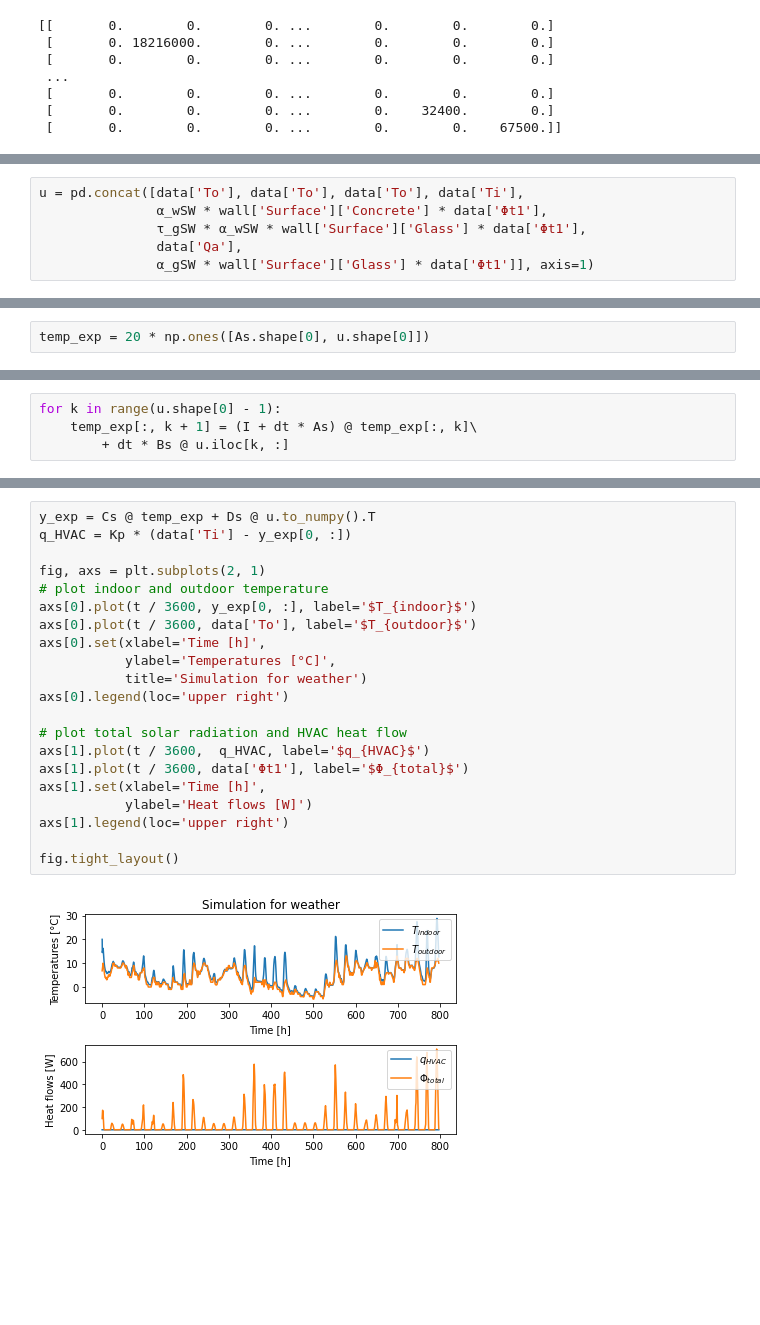
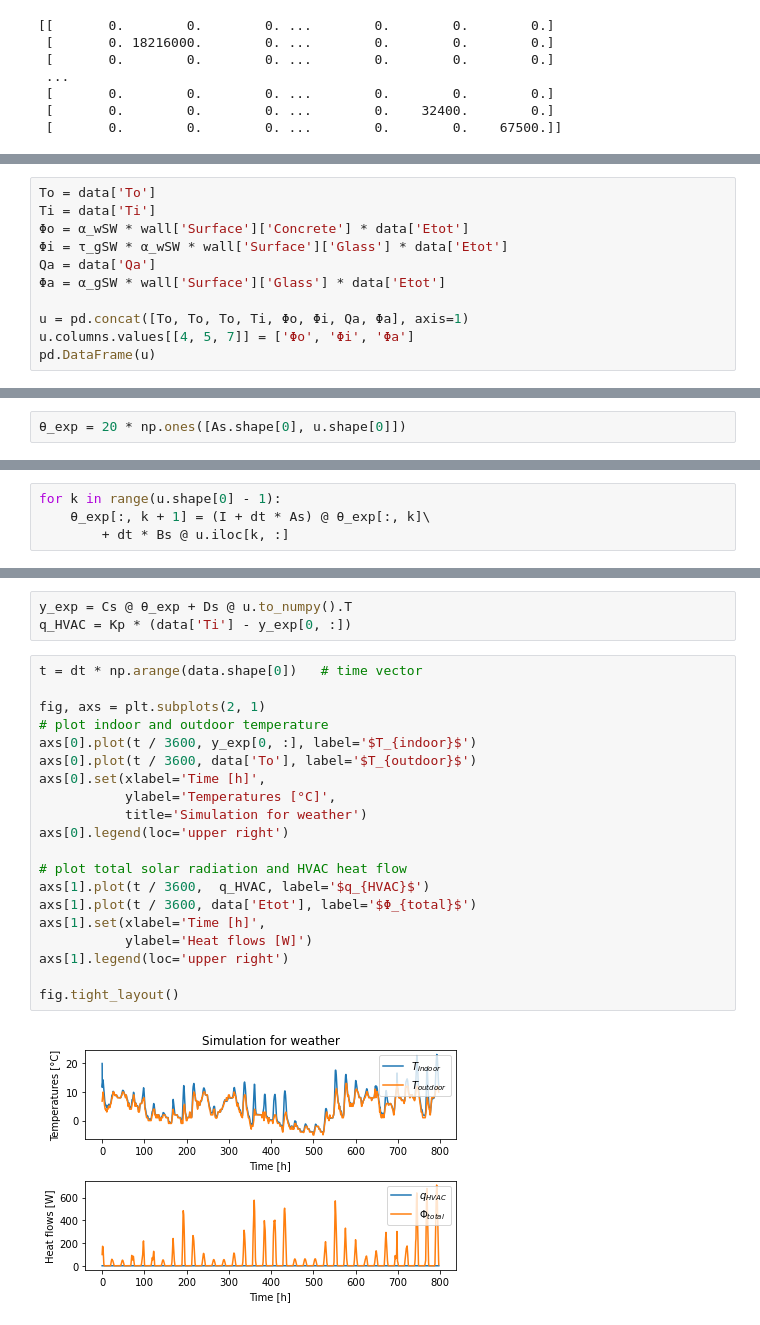
Before and after one commit to maxime12620/smart_cities_report, a Jupyter notebook: t03/t03CubeFB.ipynb, the cells around one changed output, grey strips where cells are left out. Saved outputs shown, nothing was run; the diff lists cells and outputs as text; blank space fills up the shorter version.

```diff
--- a/t03/t03CubeFB.ipynb
+++ b/t03/t03CubeFB.ipynb
@@ -526,6 +1094,11 @@ The input vector is formed by the temperature sources $\left [ T_o, T_o ,T_o, T_
 # %%
-u = pd.concat([data['To'], data['To'], data['To'], data['Ti'],
-               α_wSW * wall['Surface']['Concrete'] * data['Φt1'],
-               τ_gSW * α_wSW * wall['Surface']['Glass'] * data['Φt1'],
-               data['Qa'],
-               α_gSW * wall['Surface']['Glass'] * data['Φt1']], axis=1)
+To = data['To']
+Ti = data['Ti']
+Φo = α_wSW * wall['Surface']['Concrete'] * data['Etot']
+Φi = τ_gSW * α_wSW * wall['Surface']['Glass'] * data['Etot']
+Qa = data['Qa']
+Φa = α_gSW * wall['Surface']['Glass'] * data['Etot']
+
+u = pd.concat([To, To, To, Ti, Φo, Φi, Qa, Φa], axis=1)
+u.columns.values[[4, 5, 7]] = ['Φo', 'Φi', 'Φa']
+pd.DataFrame(u)
@@ -534,3 +1122,3 @@ The initial value of the state-vector can be different of zero:
 # %%
-temp_exp = 20 * np.ones([As.shape[0], u.shape[0]])
+θ_exp = 20 * np.ones([As.shape[0], u.shape[0]])
 # %% [markdown]
@@ -539,6 +1131,6 @@ $$ \theta_{k+1} = (I + \Delta t A) \theta _k + \Delta t B u_k $$
 # %%
 for k in range(u.shape[0] - 1):
-    temp_exp[:, k + 1] = (I + dt * As) @ temp_exp[:, k]\
+    θ_exp[:, k + 1] = (I + dt * As) @ θ_exp[:, k]\
         + dt * Bs @ u.iloc[k, :]
 # %% [markdown]
 yields the time variation of state variable $\theta$, from which we obtain the variation of the output (i.e. indoor temperature):
@@ -548,24 +1144,26 @@ $$q_{HVAC} = K_p (T_{i,sp} - y)$$
 where $K_p$ is the gain of the P-controller and $T_{i,sp}$ is the HVAC-setpoint for the indoor temperature.
-# %%
-y_exp = Cs @ temp_exp + Ds @ u.to_numpy().T
-q_HVAC = Kp * (data['Ti'] - y_exp[0, :])
-
-fig, axs = plt.subplots(2, 1)
-# plot indoor and outdoor temperature
-axs[0].plot(t / 3600, y_exp[0, :], label='$T_{indoor}$')
-axs[0].plot(t / 3600, data['To'], label='$T_{outdoor}$')
-axs[0].set(xlabel='Time [h]',
-           ylabel='Temperatures [°C]',
-           title='Simulation for weather')
-axs[0].legend(loc='upper right')
-
-# plot total solar radiation and HVAC heat flow
-axs[1].plot(t / 3600,  q_HVAC, label='$q_{HVAC}$')
-axs[1].plot(t / 3600, data['Φt1'], label='$Φ_{total}$')
-axs[1].set(xlabel='Time [h]',
-           ylabel='Heat flows [W]')
-axs[1].legend(loc='upper right')
-
-fig.tight_layout()
-# %% [output]
-[figure, removed]
+# %%
+y_exp = Cs @ θ_exp + Ds @ u.to_numpy().T
+q_HVAC = Kp * (data['Ti'] - y_exp[0, :])
+# %%
+t = dt * np.arange(data.shape[0])   # time vector
+
+fig, axs = plt.subplots(2, 1)
+# plot indoor and outdoor temperature
+axs[0].plot(t / 3600, y_exp[0, :], label='$T_{indoor}$')
+axs[0].plot(t / 3600, data['To'], label='$T_{outdoor}$')
+axs[0].set(xlabel='Time [h]',
+           ylabel='Temperatures [°C]',
+           title='Simulation for weather')
+axs[0].legend(loc='upper right')
+
+# plot total solar radiation and HVAC heat flow
+axs[1].plot(t / 3600,  q_HVAC, label='$q_{HVAC}$')
+axs[1].plot(t / 3600, data['Etot'], label='$Φ_{total}$')
+axs[1].set(xlabel='Time [h]',
+           ylabel='Heat flows [W]')
+axs[1].legend(loc='upper right')
+
+fig.tight_layout()
+# %% [output]
+[figure, added]
```
Also changed, not shown: parts of 145 cells of this notebook.
